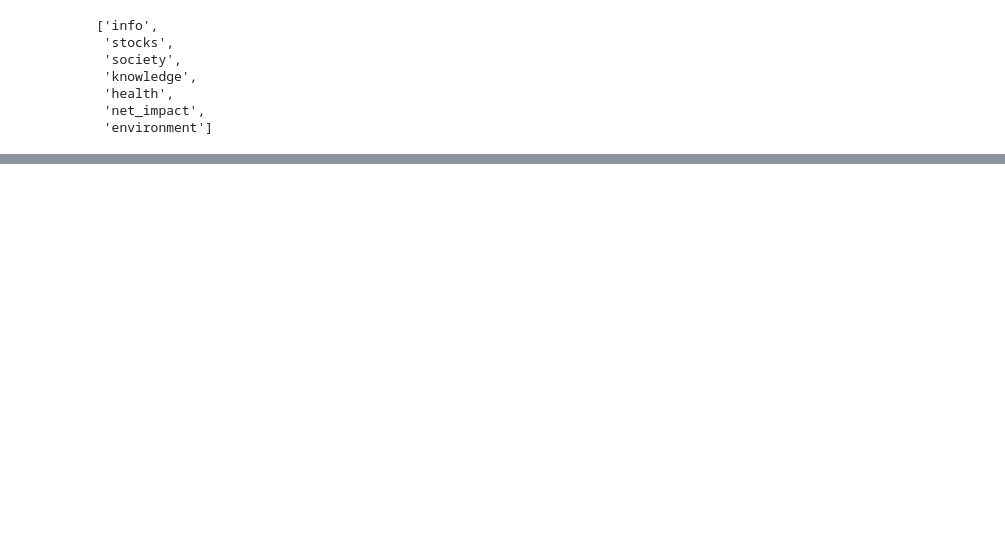
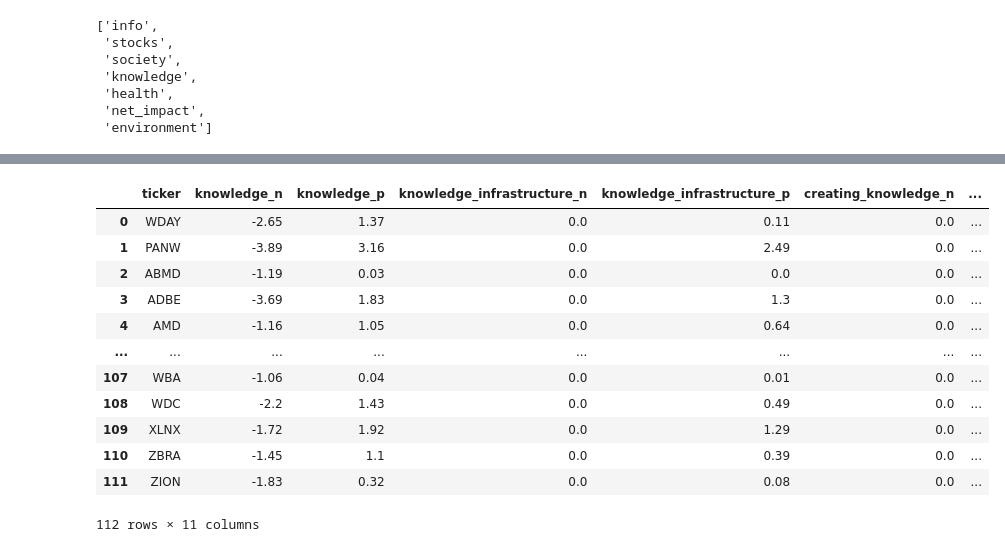
Before and after one commit to sucharita1/ESG_investing_analysis, a Jupyter notebook: Connect_Database.ipynb, the cells around one changed output, grey strips where cells are left out. Cells and saved outputs as stored; diff of their text form; code cells hidden in the pictures; blank space fills up the shorter version.

```diff
--- a/Connect_Database.ipynb
+++ b/Connect_Database.ipynb
@@ -114,0 +70,18 @@ for record in data:
+# %%
+# Query knowledge records in the the Database
+knowledge_df = pd.read_sql("SELECT * FROM knowledge", conn)
+knowledge_df
+# %% [output]
+|  | ticker | knowledge_n | knowledge_p | knowledge_infrastructure_n | knowledge_infrastructure_p | creating_knowledge_n | ... |
+| 0 | WDAY | -2.65 | 1.37 | 0.0 | 0.11 | 0.0 | ... |
+| 1 | PANW | -3.89 | 3.16 | 0.0 | 2.49 | 0.0 | ... |
+| 2 | ABMD | -1.19 | 0.03 | 0.0 | 0.0 | 0.0 | ... |
+| 3 | ADBE | -3.69 | 1.83 | 0.0 | 1.3 | 0.0 | ... |
+| 4 | AMD | -1.16 | 1.05 | 0.0 | 0.64 | 0.0 | ... |
+| ... | ... | ... | ... | ... | ... | ... | ... |
+| 107 | WBA | -1.06 | 0.04 | 0.0 | 0.01 | 0.0 | ... |
+| 108 | WDC | -2.2 | 1.43 | 0.0 | 0.49 | 0.0 | ... |
+| 109 | XLNX | -1.72 | 1.92 | 0.0 | 1.29 | 0.0 | ... |
+| 110 | ZBRA | -1.45 | 1.1 | 0.0 | 0.39 | 0.0 | ... |
+| 111 | ZION | -1.83 | 0.32 | 0.0 | 0.08 | 0.0 | ... |
+112 rows × 11 columns
```
Also changed, not shown: parts of 13 cells of this notebook, 1 other file.
